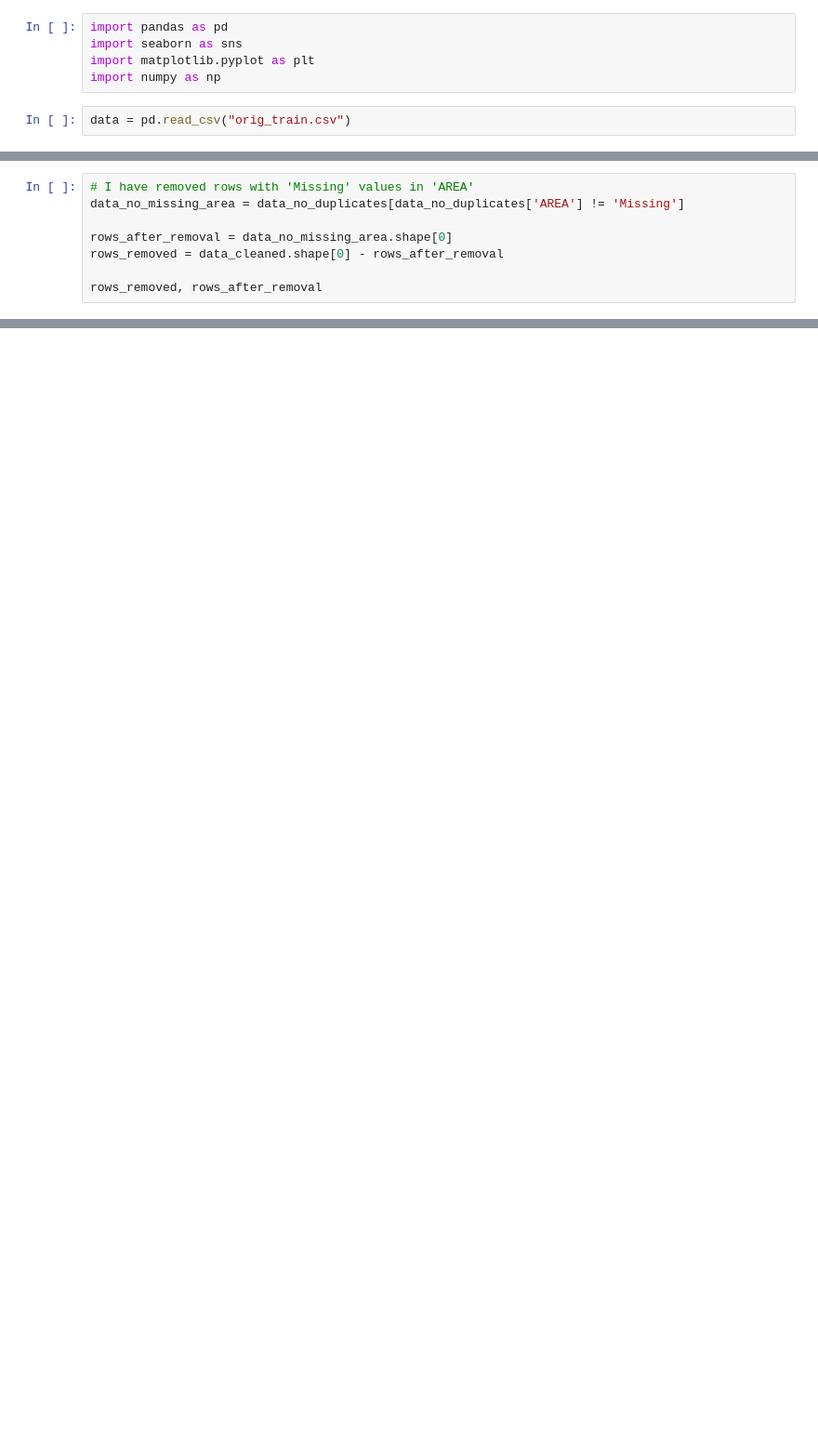
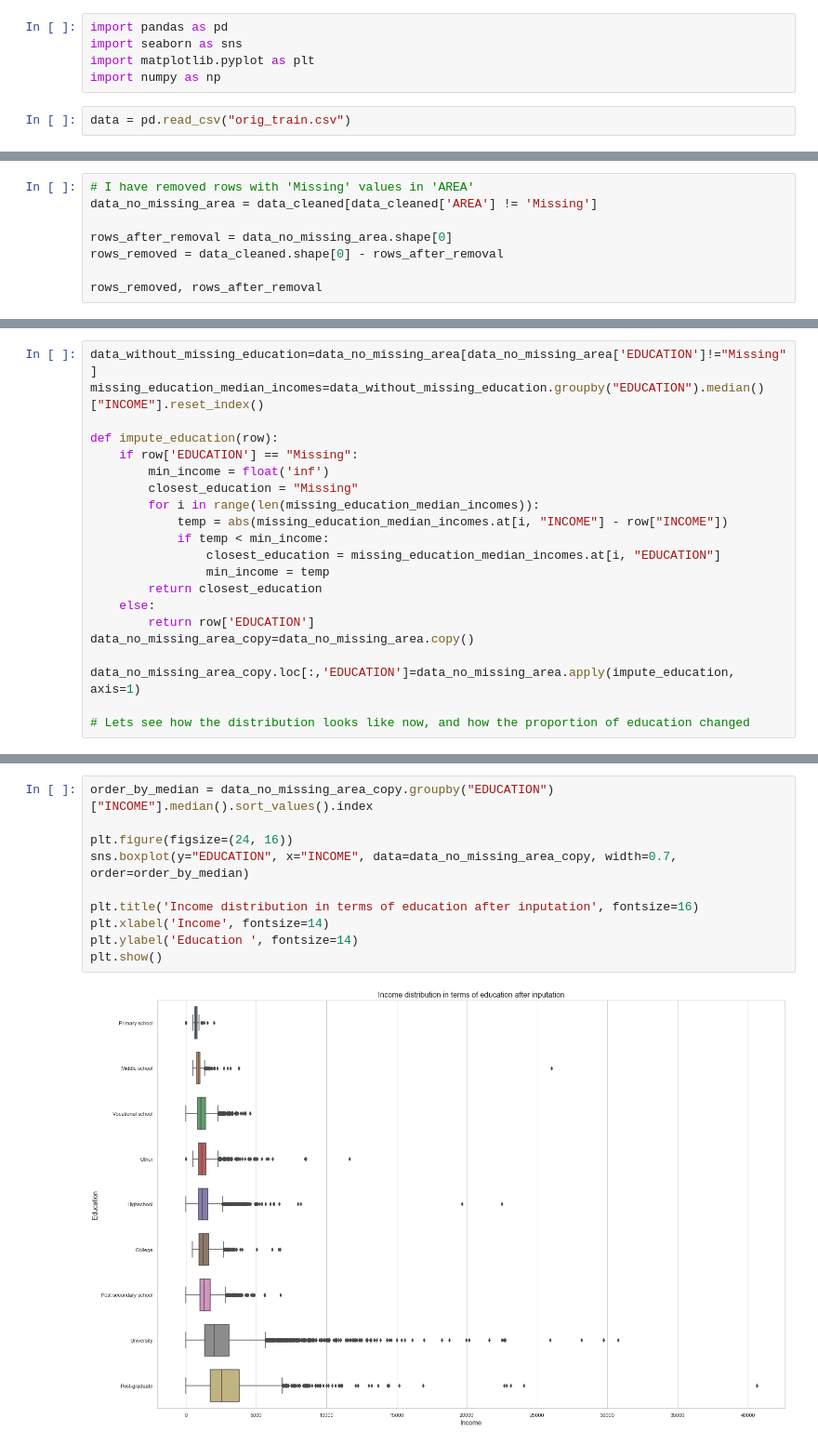
Before and after one commit to MikolajRowicki/Credit-Score-Prediction, a Jupyter notebook: Projekt1.ipynb, the cells around one changed output, grey strips where cells are left out. Shown at 93% size. Saved outputs shown, nothing was run; the diff lists cells and outputs as text; blank space fills up the shorter version.

```diff
--- a/Projekt1.ipynb
+++ b/Projekt1.ipynb
@@ -129,6 +212,6 @@ data_cleaned.head()
 # %%
 # I have removed rows with 'Missing' values in 'AREA'
-data_no_missing_area = data_no_duplicates[data_no_duplicates['AREA'] != 'Missing']
+data_no_missing_area = data_cleaned[data_cleaned['AREA'] != 'Missing']
 
 rows_after_removal = data_no_missing_area.shape[0]
 rows_removed = data_cleaned.shape[0] - rows_after_removal
@@ -138,0 +238,21 @@ rows_removed, rows_after_removal
+# %%
+data_without_missing_education=data_no_missing_area[data_no_missing_area['EDUCATION']!="Missing"]
+missing_education_median_incomes=data_without_missing_education.groupby("EDUCATION").median()["INCOME"].reset_index()
+
+def impute_education(row):
+    if row['EDUCATION'] == "Missing":
+        min_income = float('inf')
+        closest_education = "Missing"
+        for i in range(len(missing_education_median_incomes)):
+            temp = abs(missing_education_median_incomes.at[i, "INCOME"] - row["INCOME"])
+            if temp < min_income:
+                closest_education = missing_education_median_incomes.at[i, "EDUCATION"]
+                min_income = temp
+        return closest_education
+    else:
+        return row['EDUCATION']
+data_no_missing_area_copy=data_no_missing_area.copy()
+
+data_no_missing_area_copy.loc[:,'EDUCATION']=data_no_missing_area.apply(impute_education, axis=1)
+
+# Lets see how the distribution looks like now, and how the proportion of education changed
@@ -138,0 +282,12 @@ rows_removed, rows_after_removal
+# %%
+order_by_median = data_no_missing_area_copy.groupby("EDUCATION")["INCOME"].median().sort_values().index
+
+plt.figure(figsize=(24, 16))
+sns.boxplot(y="EDUCATION", x="INCOME", data=data_no_missing_area_copy, width=0.7, order=order_by_median)
+
+plt.title('Income distribution in terms of education after inputation', fontsize=16)
+plt.xlabel('Income', fontsize=14)
+plt.ylabel('Education ', fontsize=14)
+plt.show()
+# %% [output]
+[figure, added]
```
Also changed, not shown: parts of 24 cells of this notebook.
